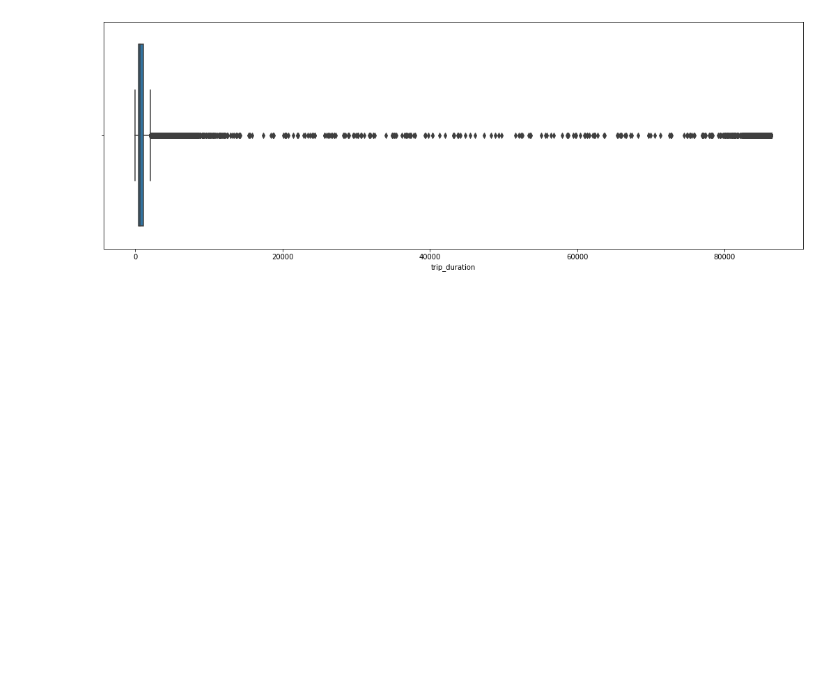
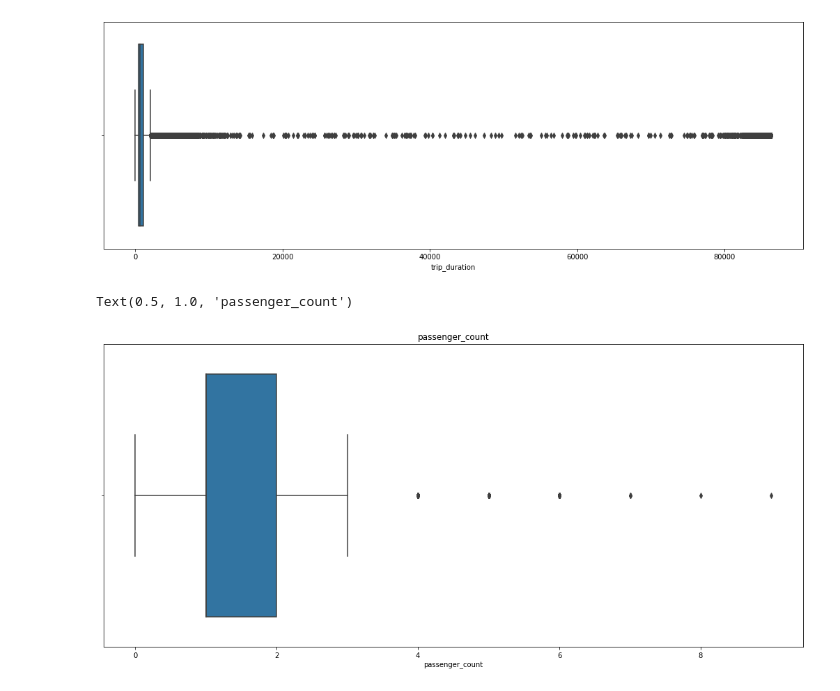
Before and after one commit to Vidhuran-Rajendran/NYC-Taxi-Trip-Time-Prediction, a Jupyter notebook: NYC_Taxi_Trip_Time_Prediction_Capstone_Project.ipynb, the cells around one changed output. Cells and saved outputs as stored; diff of their text form; code cells hidden in the pictures; blank space fills up the shorter version.

```diff
--- a/NYC_Taxi_Trip_Time_Prediction_Capstone_Project.ipynb
+++ b/NYC_Taxi_Trip_Time_Prediction_Capstone_Project.ipynb
@@ -242,3 +242,10 @@ sns.boxplot(data1['trip_duration'])
 # %% [output]
 <matplotlib.axes._subplots.AxesSubplot at 0x...>
 [figure]
+# %%
+plt.figure(figsize=(18,8))
+sns.boxplot(data1['passenger_count'])
+plt.title('passenger_count')
+# %% [output]
+Text(0.5, 1.0, 'passenger_count')
+[figure, added]
```
Also changed, not shown: parts of 4 cells of this notebook.
